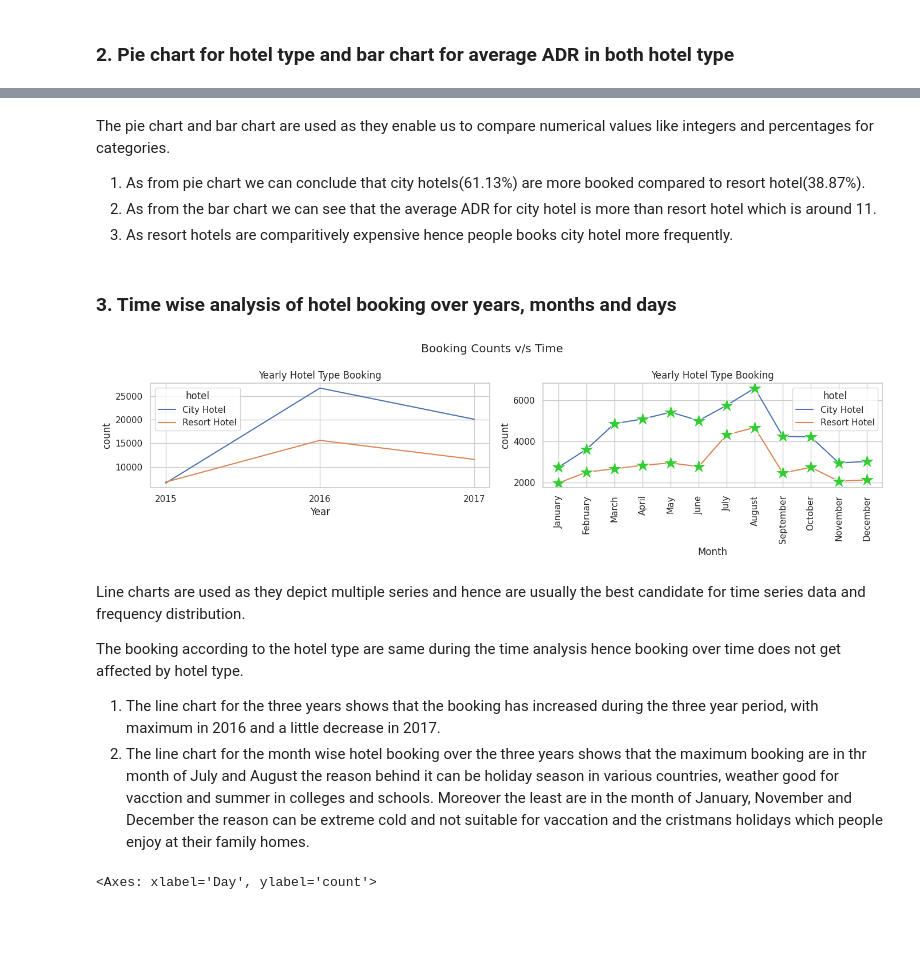
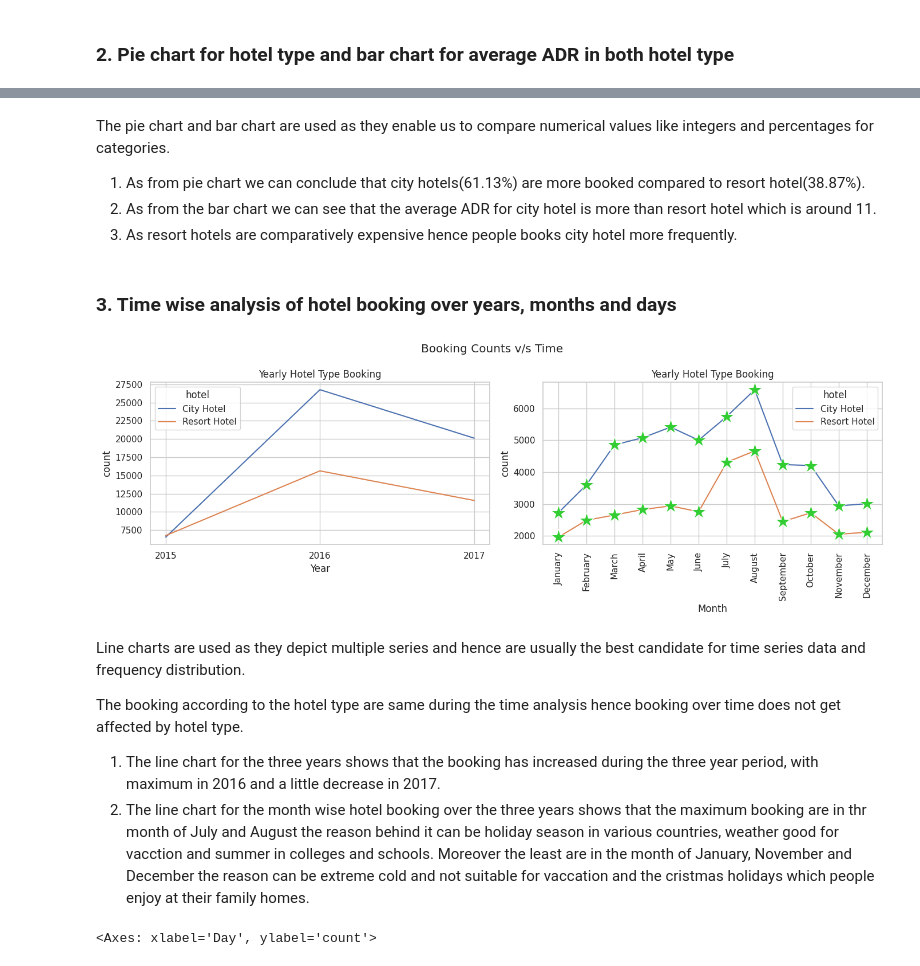
Before and after one commit to jamal-faisal/EDA_Hotel, a Jupyter notebook: EDA_Hotel_Booking.ipynb, the cells around one changed output, grey strips where cells are left out. Saved outputs shown, nothing was run; the diff lists cells and outputs as text; code cells hidden in the pictures; blank space fills up the shorter version.

```diff
--- a/EDA_Hotel_Booking.ipynb
+++ b/EDA_Hotel_Booking.ipynb
@@ -300,11 +308,11 @@ ax.bar_label(ax.containers[0], fmt='%.2f', padding = 3)
 The pie chart and bar chart are used as they enable us to compare numerical values like integers and percentages for categories.
 1. As from pie chart we can conclude that city hotels(61.13%) are more booked compared to resort hotel(38.87%).
 2. As from the bar chart we can see that the average ADR for city hotel is more than resort hotel which is around 11.
-3. As resort hotels are comparitively expensive hence people books city hotel more frequently.
+3. As resort hotels are comparatively expensive hence people books city hotel more frequently.
 # %% [markdown]
 ### **3. Time wise analysis of hotel booking over years, months and days**
 # %%
-df1 = df_hotel[['arrival_date', 'hotel']].reset_index()           # creating dataframe and changing dtype for date
+df1 = df_hotel[['arrival_date', 'hotel', 'adr']].reset_index()           # creating dataframe and changing dtype for date
 df1['Year'] = df1['arrival_date'].dt.year
 df1['Month'] = df1['arrival_date'].dt.month_name()
 df1['Date'] = df1['arrival_date'].dt.date
@@ -313,33 +321,33 @@ df1['Day'] = df1['arrival_date'].dt.day_name()
 x= df1.groupby(['Year', 'hotel']).size().reset_index(name= 'count')
 y = df1.groupby(['hotel', 'Month']).size().reset_index(name= 'count')
 
-sort_order=['January','February','March','April','May','June','July','August','September','October','November','December']    # creating list for the months order
-y.index=pd.CategoricalIndex(y['Month'],categories=sort_order,ordered=True)
+sort_order_m=['January','February','March','April','May','June','July','August','September','October','November','December']    # creating list for the months order
+y.index=pd.CategoricalIndex(y['Month'],categories=sort_order_m,ordered=True)
 y= y.sort_index().reset_index(drop=True)
 # %%
-figure, axes = plt.subplots(1, 2,figsize=(14, 4))               # settings subplot and figure size
+figure, axes = plt.subplots(1, 2,figsize=(14, 5))               # settings subplot and figure size
 figure.suptitle('Booking Counts v/s Time')
 sns.set(style='whitegrid')
 axes[0].set_title('Yearly Hotel Type Booking')
 axes[1].set_title('Monthly Booking over the Years')
 
 ax = sns.lineplot(x='Year', y='count', hue='hotel', data=x, ax =axes[0])          # formetting plot
 plt.title('Yearly Hotel Type Booking')
 ax.set(xticks=[2015, 2016, 2017])
 
 ax= sns.lineplot(data = y, x = 'Month', y = 'count', hue = 'hotel', ax= axes[1], marker='*', markerfacecolor='limegreen', markersize=20)
 plt.xticks(rotation=90)
 
 plt.tight_layout()
 plt.show()
 # %% [output]
-[figure, old version]
+[figure, new version]
 # %% [markdown]
 Line charts are used as they depict multiple series and hence are usually the best candidate for time series data and frequency distribution.
 
 The booking according to the hotel type are same during the time analysis hence booking over time does not get affected by hotel type.
 1. The line chart for the three years shows that the booking has increased during the three year period, with maximum in 2016 and a little decrease in 2017.
-2. The line chart for the month wise hotel booking over the three years shows that the maximum booking are in thr month of July and August the reason behind it can be holiday season in various countries, weather good for vacction and summer in colleges and schools. Moreover the least are in the month of January, November and December the reason can be extreme cold and not suitable for vaccation and the cristmans holidays which people enjoy at their family homes.
+2. The line chart for the month wise hotel booking over the three years shows that the maximum booking are in thr month of July and August the reason behind it can be holiday season in various countries, weather good for vacction and summer in colleges and schools. Moreover the least are in the month of January, November and December the reason can be extreme cold and not suitable for vaccation and the cristmas holidays which people enjoy at their family homes.
 # %%
 df_day= df1.groupby(['hotel', 'Day'])['Day'].count().reset_index(name= 'count').sort_values('Day')
 sorted_order=['Sunday','Monday','Tuesday','Wednesday','Thursday','Friday','Saturday']
```
Also changed, not shown: parts of 22 cells of this notebook.
